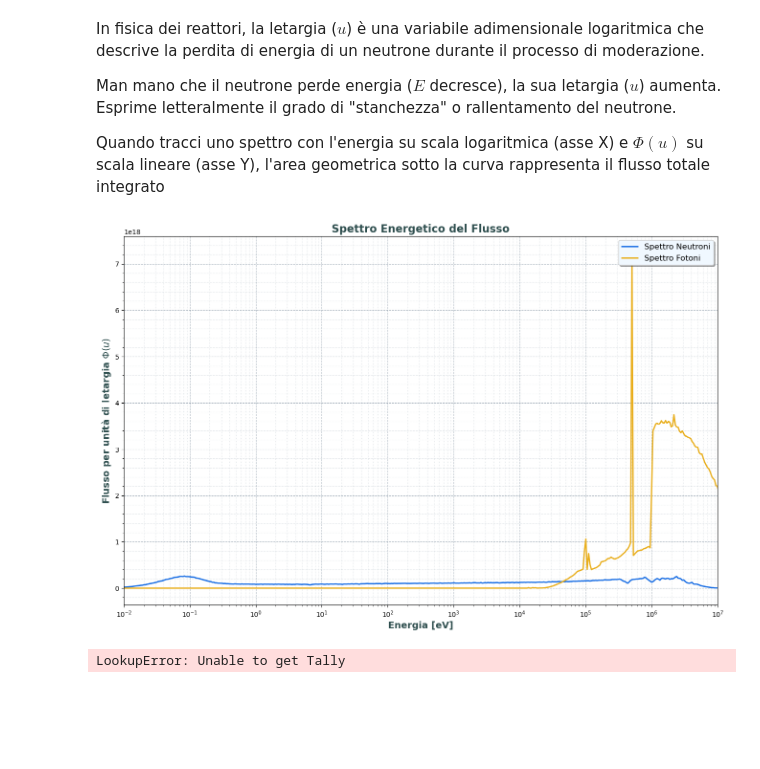
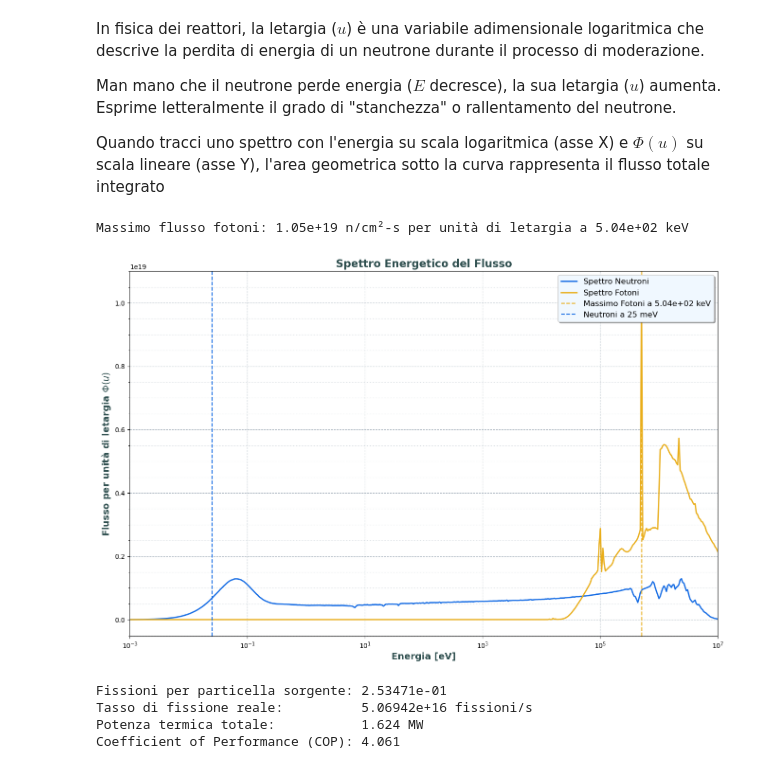
Before and after one commit to oblivion0218/Tesi-Magistrale, a Jupyter notebook: Open MC/reattore_4/fixed/tallyes.ipynb, the cells around one changed output. Saved outputs shown, nothing was run; the diff lists cells and outputs as text; code cells hidden in the pictures; blank space fills up the shorter version.

```diff
--- a/Open MC/reattore_4/fixed/tallyes.ipynb
+++ b/Open MC/reattore_4/fixed/tallyes.ipynb
@@ -21,7 +21,7 @@ def load_parameters(filename='parametri.txt'):
     # Rimuoviamo 'np' e altri built-in dal dizionario finale
     return {k: v for k, v in params.items() if not k.startswith('__') and k != 'np'}
 
-p = load_parameters('../parametri.txt')
+p = load_parameters('../parametri_1.txt')
 
 
 # --- Parametri Geometrici ---
@@ -53,4 +53,4 @@ batches       = p['batches_fix']
 arricchimento = p['arricchimento']
 # %%
 #Apertura delle tallies
-sp = openmc.StatePoint(f'statepoint.{batches}.h5')
+sp = openmc.StatePoint(f'statepoint.50.h5')
@@ -534,35 +481,44 @@ flux_tot = flux_n + flux_p
 # Asse energetico
 energy_bins = np.logspace(-3, 7.6, 501)
 energy_mid = np.sqrt(energy_bins[1:] * energy_bins[:-1])
 
 # Calcolo Flusso per unità di letargia: \Phi(u) = \Phi / \ln(E_{i+1} / E_i)
 lethargy_widths = np.log(energy_bins[1:] / energy_bins[:-1])
 
 # Assumendo che 'S' sia il fattore di normalizzazione della sorgente definito precedentemente
 flux_per_lethargy_tot = (flux_tot * S) / lethargy_widths
 flux_per_lethargy_n = (flux_n * S) / lethargy_widths
 flux_per_lethargy_p = (flux_p * S) / lethargy_widths
 
 plt.figure(figsize=(16, 10))
 
 # Plot
 #plt.semilogx(energy_mid, flux_per_lethargy_tot, color='#000000', linewidth=2, label='Spettro Totale')
 plt.semilogx(energy_mid, flux_per_lethargy_n, color="#146BE4", linewidth=2, label='Spettro Neutroni')
 plt.semilogx(energy_mid, flux_per_lethargy_p, color="#E9AE1B", linewidth=2, label='Spettro Fotoni')
 
+max_flux_photon = np.max(flux_per_lethargy_p)
+Energy_of_max_photon = energy_mid[np.argmax(flux_per_lethargy_p)]
+print(f"Massimo flusso fotoni: {max_flux_photon:.2e} n/cm²-s per unità di letargia a {Energy_of_max_photon/1e3:.2e} keV")
+
+
+plt.axvline(x=Energy_of_max_photon, color="#E9AE1B", linestyle='--', label=f'Massimo Fotoni a {Energy_of_max_photon/1e3:.2e} keV')
+plt.axvline(x=0.025, color="#146BE4", linestyle='--', label=f'Neutroni a 25 meV')
+
 plt.title('Spettro Energetico del Flusso', fontsize=16, fontweight='bold', color='#2F4F4F')
 plt.xlabel('Energia [eV]', fontsize=14, fontweight='bold', color='#2F4F4F')
 plt.ylabel(r'Flusso per unità di letargia $\Phi(u)$', fontsize=14, fontweight='bold', color='#2F4F4F')
 
 plt.legend(loc='upper right', frameon=True, shadow=True, fontsize=12, facecolor='#F0F8FF')
 plt.minorticks_on()
 plt.grid(which='major', linestyle='--', alpha=0.6, color='#778899')
 plt.grid(which='minor', linestyle=':', alpha=0.3, color='#778899')
-plt.xlim(1e-2, 1e7)
+plt.xlim(1e-3, 1e7)
 
 plt.show()
 # %% [output]
+Massimo flusso fotoni: 1.05e+19 n/cm²-s per unità di letargia a 5.04e+02 keV
-[figure, old version]
+[figure, new version]
 # %%
 
 tally_fiss = sp.get_tally(name='fission_tot')
@@ -586,4 +542,7 @@ efficienza = 0.5 # Efficienza di conversione da termica a elettrica (ipotetica)
 COP = potenza_termica_MW / (potenza_elettrica_sincrotrone / efficienza)
 print(f"Coefficient of Performance (COP): {COP:.3f}")
 # %% [output]
-LookupError: Unable to get Tally
+Fissioni per particella sorgente: 2.53471e-01
+Tasso di fissione reale:          5.06942e+16 fissioni/s
+Potenza termica totale:           1.624 MW
+Coefficient of Performance (COP): 4.061
```
Also changed, not shown: parts of 8 cells of this notebook, 38 other files.
